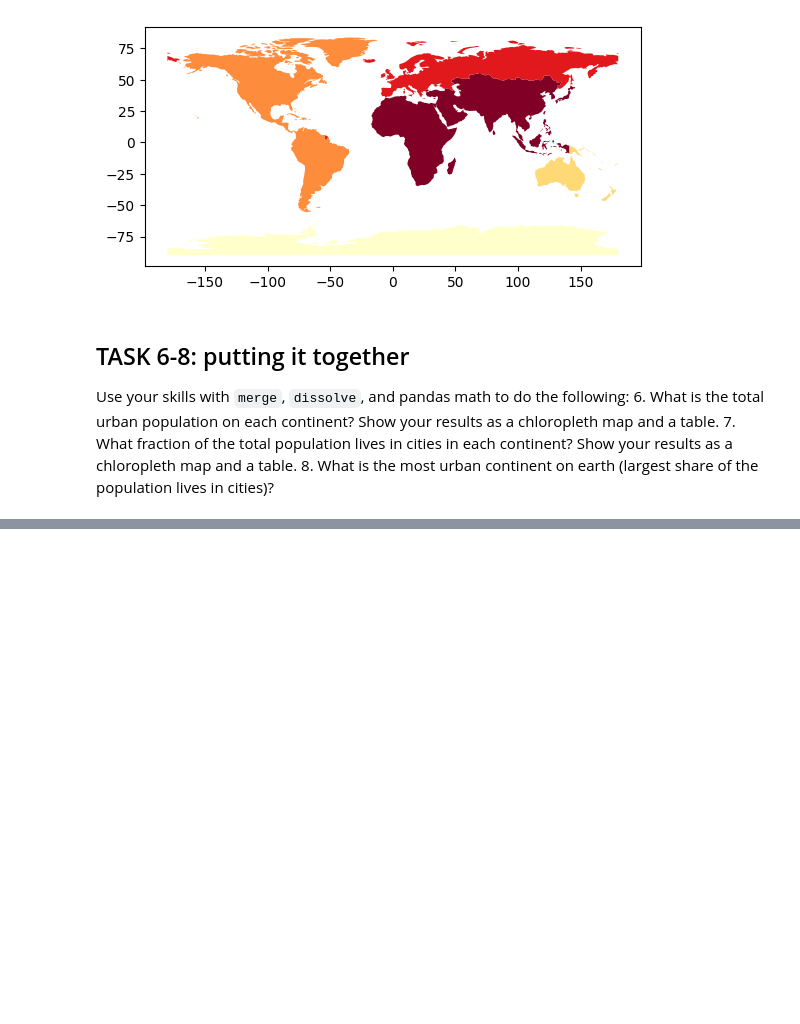
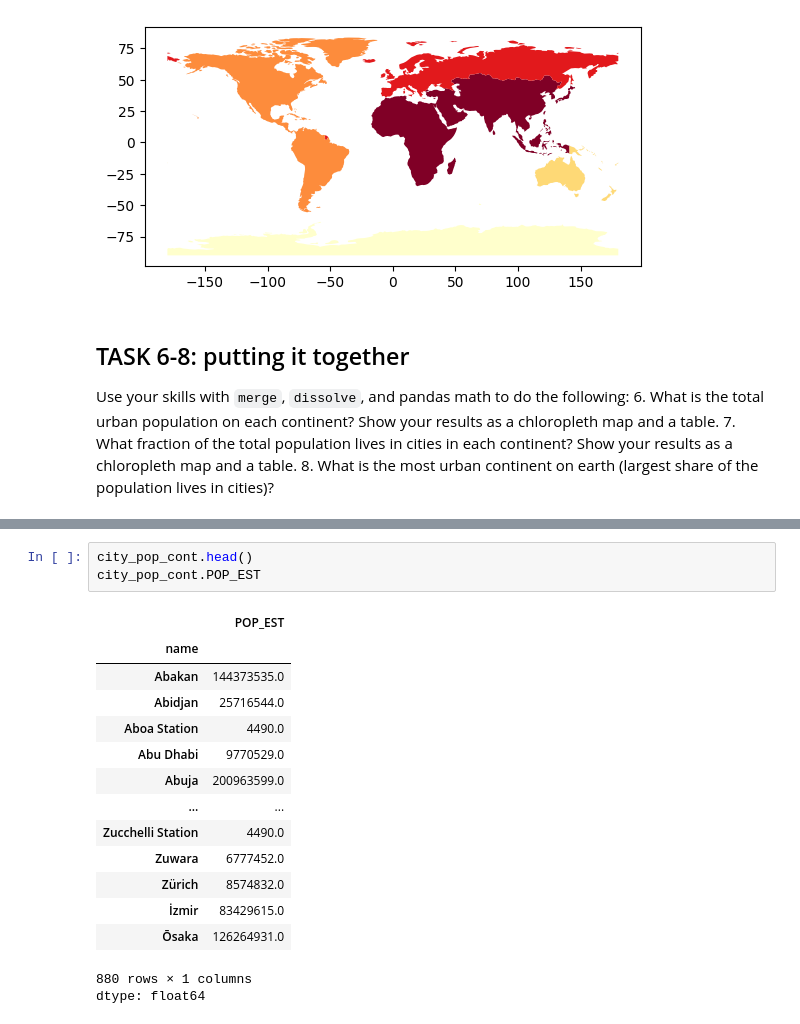
Before and after one commit to LizCarter492/EnvDatSci, a Jupyter notebook: CodeSprints/VectorData101.ipynb, the cells around one changed output, grey strips where cells are left out. Saved outputs shown, nothing was run; the diff lists cells and outputs as text; blank space fills up the shorter version.

```diff
--- a/CodeSprints/VectorData101.ipynb
+++ b/CodeSprints/VectorData101.ipynb
@@ -814,3 +814,22 @@ list(world.columns)
+# %%
+city_pop_cont.head()
+city_pop_cont.POP_EST
+# %% [output]
+|  | POP_EST |
+| name |  |
+| Abakan | 144373535.0 |
+| Abidjan | 25716544.0 |
+| Aboa Station | 4490.0 |
+| Abu Dhabi | 9770529.0 |
+| Abuja | 200963599.0 |
+| ... | ... |
+| Zucchelli Station | 4490.0 |
+| Zuwara | 6777452.0 |
+| Zürich | 8574832.0 |
+| İzmir | 83429615.0 |
+| Ōsaka | 126264931.0 |
+880 rows × 1 columns
+dtype: float64
 # %%
 # Task 8 code here:
 # - What is the most urban continent on earth (largest share of the population lives in cities)?
```
Also changed, not shown: parts of 17 cells of this notebook.
